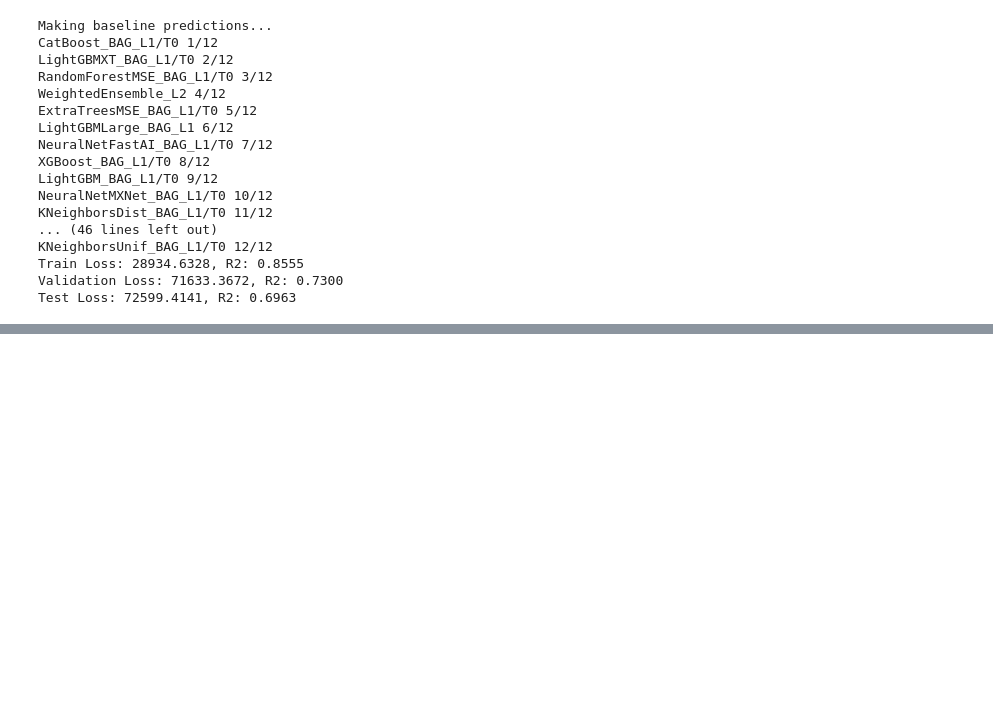
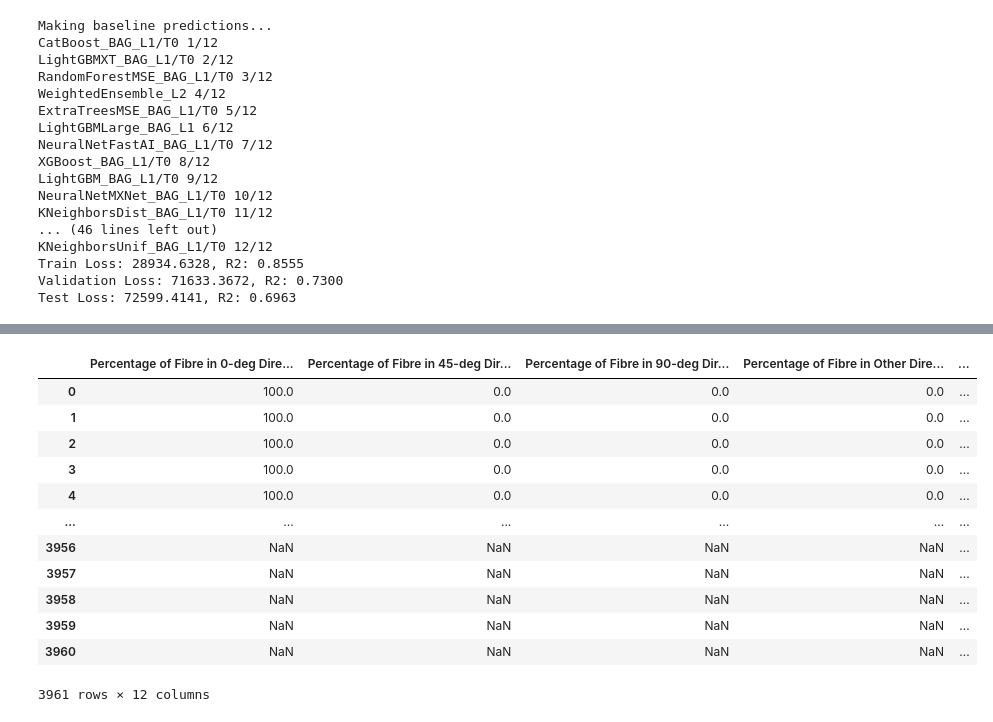
Before and after one commit to Luwen-Zhang/SNEnsemble, a Jupyter notebook: src/main.ipynb, the cells around one changed output, grey strips where cells are left out. Saved outputs shown, nothing was run; the diff lists cells and outputs as text; code cells hidden in the pictures; blank space fills up the shorter version.

```diff
--- a/src/main.ipynb
+++ b/src/main.ipynb
@@ -120,0 +126,16 @@ KeyboardInterrupt:
+# %%
+trainer._get_tabular_dataset()[0]
+# %% [output]
+|  | Percentage of Fibre in 0-deg Dire... | Percentage of Fibre in 45-deg Dir... | Percentage of Fibre in 90-deg Dir... | Percentage of Fibre in Other Dire... | ... |
+| 0 | 100.0 | 0.0 | 0.0 | 0.0 | ... |
+| 1 | 100.0 | 0.0 | 0.0 | 0.0 | ... |
+| 2 | 100.0 | 0.0 | 0.0 | 0.0 | ... |
+| 3 | 100.0 | 0.0 | 0.0 | 0.0 | ... |
+| 4 | 100.0 | 0.0 | 0.0 | 0.0 | ... |
+| ... | ... | ... | ... | ... | ... |
+| 3956 | NaN | NaN | NaN | NaN | ... |
+| 3957 | NaN | NaN | NaN | NaN | ... |
+| 3958 | NaN | NaN | NaN | NaN | ... |
+| 3959 | NaN | NaN | NaN | NaN | ... |
+| 3960 | NaN | NaN | NaN | NaN | ... |
+3961 rows × 12 columns
```
Also changed, not shown: parts of 7 cells of this notebook, 28 other files.
